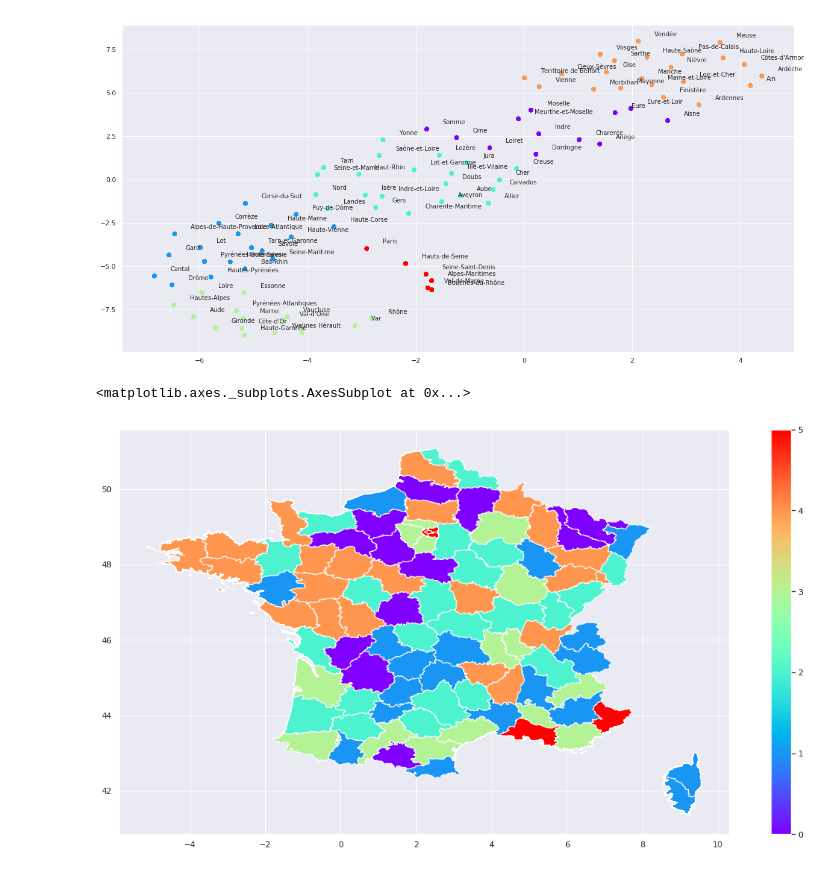
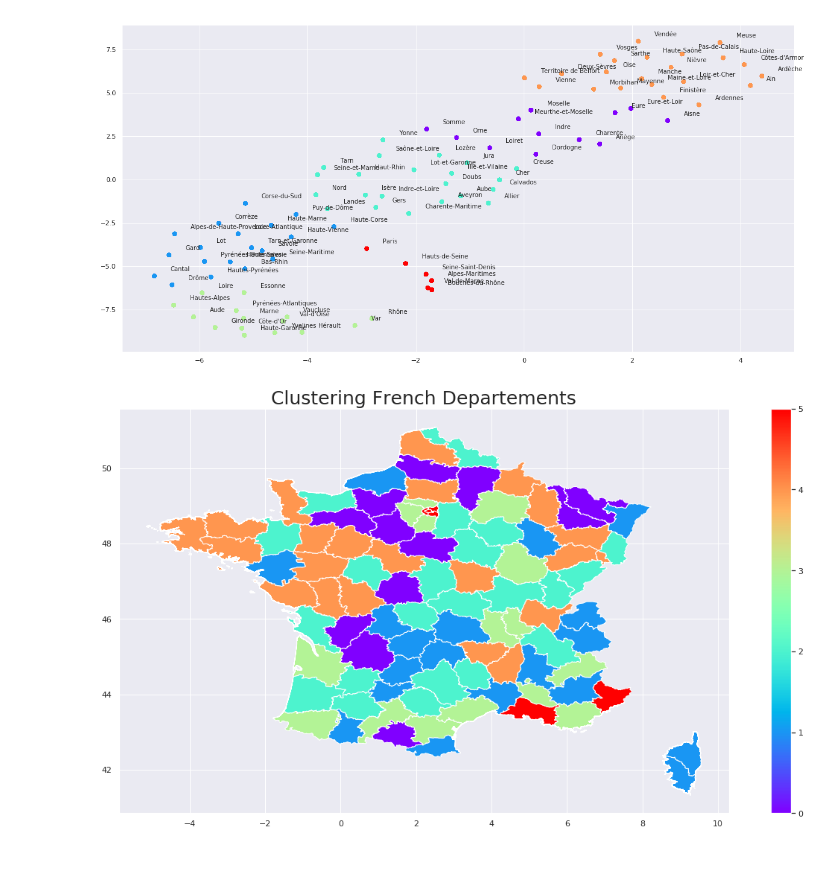
Before and after one commit to doursand/insee, a Jupyter notebook: INSEE.ipynb, the cells around one changed output. Saved outputs shown, nothing was run; the diff lists cells and outputs as text; code cells hidden in the pictures.

```diff
--- a/INSEE.ipynb
+++ b/INSEE.ipynb
@@ -523,11 +524,11 @@ merged['CLUSTER'] = preds
 # %%
 #plot the results of clusters on the France map
 vmin, vmax = int(np.min(merged['CLUSTER'])), int(np.max(merged['CLUSTER']))
 fig, ax = plt.subplots(1, figsize=(20, 10))
 merged.plot(column='CLUSTER',ax=ax,legend=True, cmap=plt.cm.rainbow) #Dark2_r)
+ax.set_title('Clustering French Departements', fontsize=25);
 # %% [output]
-<matplotlib.axes._subplots.AxesSubplot at 0x...>
-[figure, old version]
+[figure, new version]
 # %%
 #function to list all departements per clusters
 def get_clustered_departments(clusterID):
```
Also changed, not shown: parts of 4 cells of this notebook.
